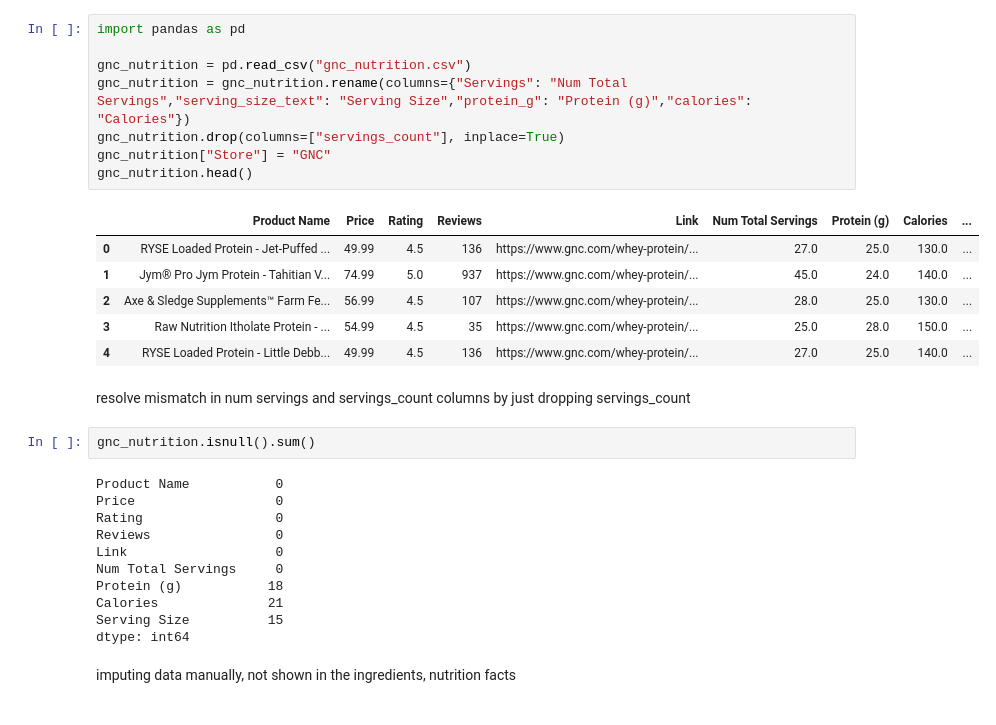
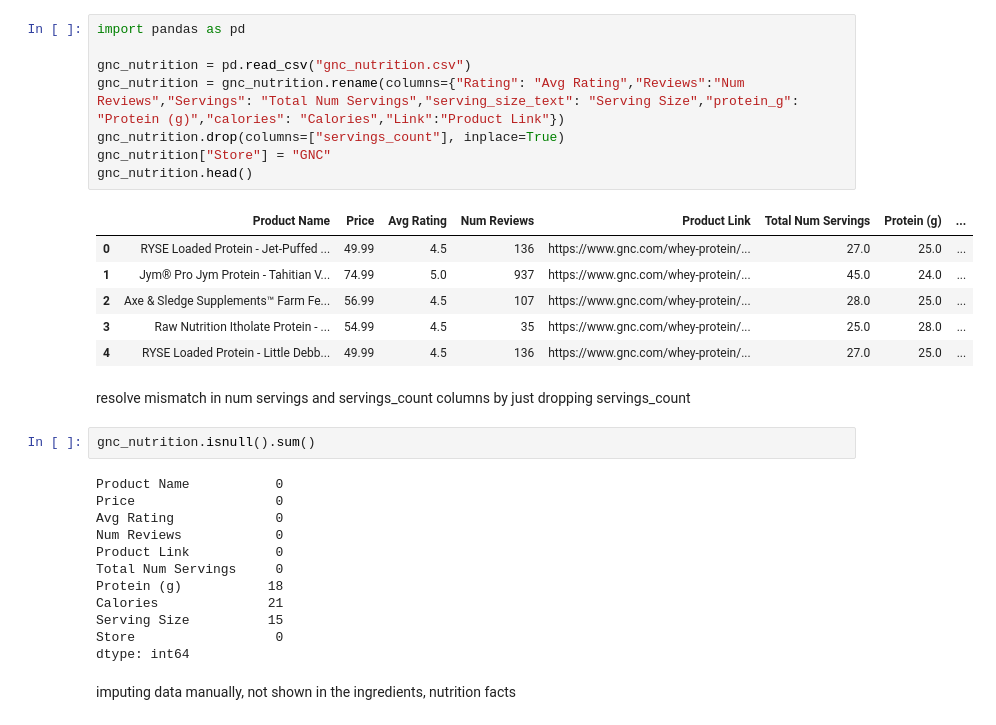
Before and after one commit to kevinguii/sta141bfinalproj, a Jupyter notebook: preprocess_gnc.ipynb, the cells around one changed output. Saved outputs shown, nothing was run; the diff lists cells and outputs as text.

```diff
--- a/preprocess_gnc.ipynb
+++ b/preprocess_gnc.ipynb
@@ -1,18 +1,18 @@
 # %%
 import pandas as pd
 
 gnc_nutrition = pd.read_csv("gnc_nutrition.csv")
-gnc_nutrition = gnc_nutrition.rename(columns={"Servings": "Num Total Servings","serving_size_text": "Serving Size","protein_g": "Protein (g)","calories": "Calories"})
+gnc_nutrition = gnc_nutrition.rename(columns={"Rating": "Avg Rating","Reviews":"Num Reviews","Servings": "Total Num Servings","serving_size_text": "Serving Size","protein_g": "Protein (g)","calories": "Calories","Link":"Product Link"})
 gnc_nutrition.drop(columns=["servings_count"], inplace=True)
 gnc_nutrition["Store"] = "GNC"
 gnc_nutrition.head()
 # %% [output]
-|  | Product Name | Price | Rating | Reviews | Link | Num Total Servings | Protein (g) | Calories | ... |
-| 0 | RYSE Loaded Protein - Jet-Puffed ... | 49.99 | 4.5 | 136 | https://www.gnc.com/whey-protein/... | 27.0 | 25.0 | 130.0 | ... |
-| 1 | Jym® Pro Jym Protein - Tahitian V... | 74.99 | 5.0 | 937 | https://www.gnc.com/whey-protein/... | 45.0 | 24.0 | 140.0 | ... |
-| 2 | Axe & Sledge Supplements™ Farm Fe... | 56.99 | 4.5 | 107 | https://www.gnc.com/whey-protein/... | 28.0 | 25.0 | 130.0 | ... |
-| 3 | Raw Nutrition Itholate Protein - ... | 54.99 | 4.5 | 35 | https://www.gnc.com/whey-protein/... | 25.0 | 28.0 | 150.0 | ... |
-| 4 | RYSE Loaded Protein - Little Debb... | 49.99 | 4.5 | 136 | https://www.gnc.com/whey-protein/... | 27.0 | 25.0 | 140.0 | ... |
+|  | Product Name | Price | Avg Rating | Num Reviews | Product Link | Total Num Servings | Protein (g) | ... |
+| 0 | RYSE Loaded Protein - Jet-Puffed ... | 49.99 | 4.5 | 136 | https://www.gnc.com/whey-protein/... | 27.0 | 25.0 | ... |
+| 1 | Jym® Pro Jym Protein - Tahitian V... | 74.99 | 5.0 | 937 | https://www.gnc.com/whey-protein/... | 45.0 | 24.0 | ... |
+| 2 | Axe & Sledge Supplements™ Farm Fe... | 56.99 | 4.5 | 107 | https://www.gnc.com/whey-protein/... | 28.0 | 25.0 | ... |
+| 3 | Raw Nutrition Itholate Protein - ... | 54.99 | 4.5 | 35 | https://www.gnc.com/whey-protein/... | 25.0 | 28.0 | ... |
+| 4 | RYSE Loaded Protein - Little Debb... | 49.99 | 4.5 | 136 | https://www.gnc.com/whey-protein/... | 27.0 | 25.0 | ... |
 # %% [markdown]
 resolve mismatch in num servings and servings_count columns by just dropping servings_count
 # %%
@@ -20,13 +20,14 @@ gnc_nutrition.isnull().sum()
 # %% [output]
 Product Name           0
 Price                  0
-Rating                 0
-Reviews                0
-Link                   0
-Num Total Servings     0
+Avg Rating             0
+Num Reviews            0
+Product Link           0
+Total Num Servings     0
 Protein (g)           18
 Calories              21
 Serving Size          15
+Store                  0
 dtype: int64
 # %% [markdown]
 imputing data manually, not shown in the ingredients, nutrition facts
```
Also changed, not shown: parts of 6 cells of this notebook, 5 other files.
